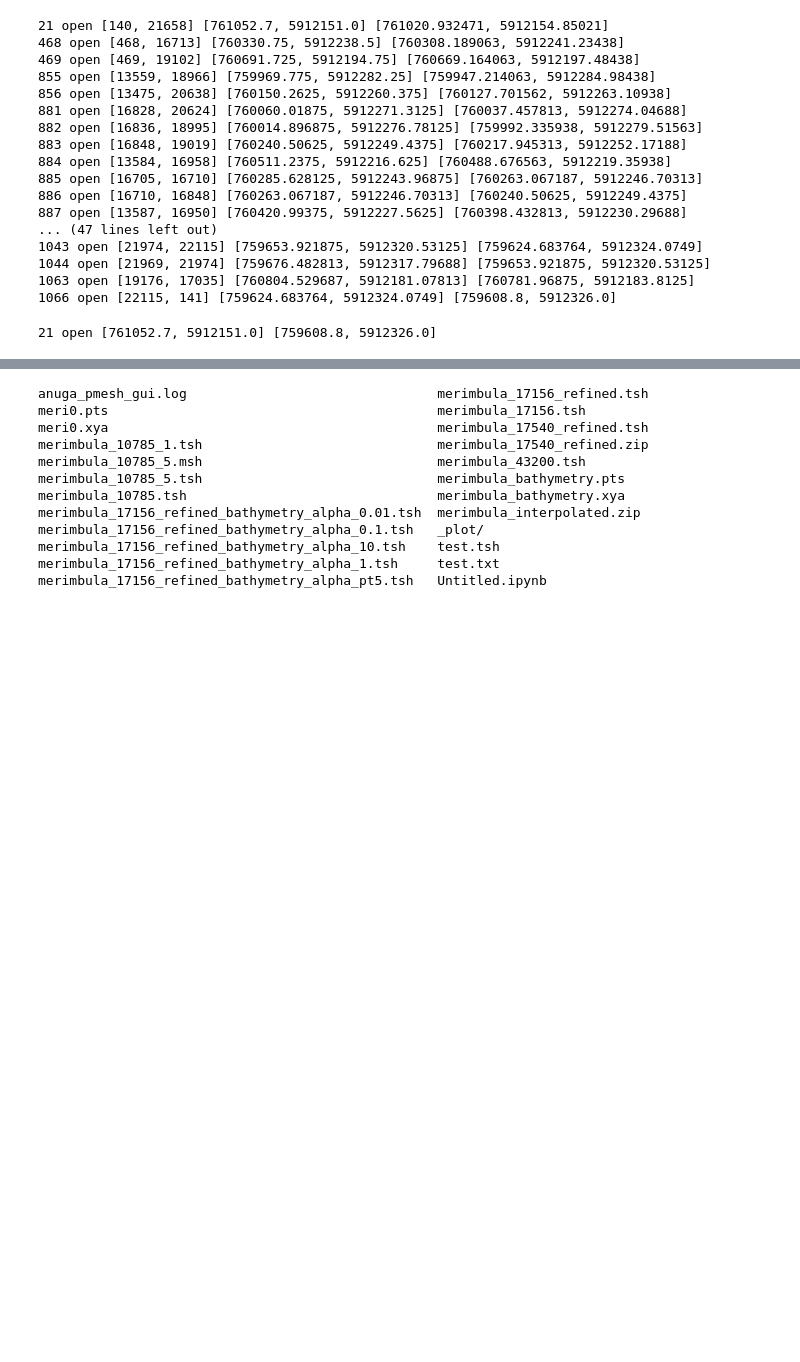
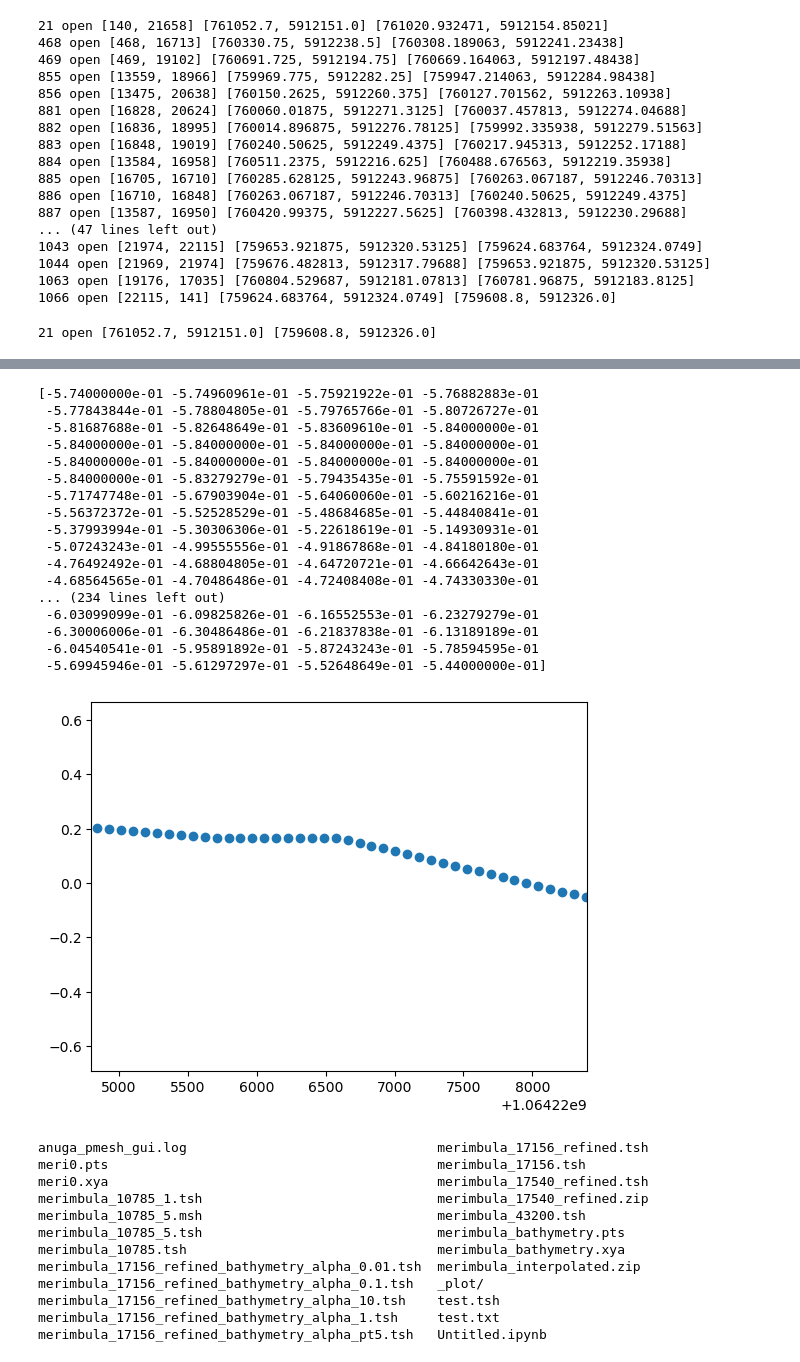
Before and after one commit to stoiver/merimbula, a Jupyter notebook: meshes/nb_interogate_pmesh.ipynb, the cells around one changed output, grey strips where cells are left out. Cells and saved outputs as stored; diff of their text form; code cells hidden in the pictures; blank space fills up the shorter version.

Commit message:
test instability

```diff
--- a/meshes/nb_interogate_pmesh.ipynb
+++ b/meshes/nb_interogate_pmesh.ipynb
@@ -113,5 +133,39 @@ NameError: name 'domain' is not defined
 # %%
-newmesh.export_mesh_file('test.tsh')
+model_date = 'sept_2003'
+model_dir = f'../model_data_{model_date}'
+boundary_filename = anuga.join(model_dir,'boundary.csv')
+import pandas as pd
+from scipy.interpolate import interp1d
+
+tide_df = pd.read_csv(boundary_filename)
+tide_function = interp1d(tide_df['timestamp'], tide_df['Stage'], kind='linear', fill_value=0.0, bounds_error=False)
+
+time = np.linspace(tide_df['timestamp'].iloc[0], tide_df['timestamp'].iloc[0]+86400, 1000)
+stage = tide_function(time)
+#plt.plot(tide_df['timestamp'], tide_df['Stage'], 'o')
+plt.plot(time, stage, 'o')
+plt.xlim(tide_df['timestamp'].iloc[0]+20*3600, tide_df['timestamp'].iloc[0]+21*3600)
+
+#print(stage)
+# %% [output]
+[-5.74000000e-01 -5.74960961e-01 -5.75921922e-01 -5.76882883e-01
+ -5.77843844e-01 -5.78804805e-01 -5.79765766e-01 -5.80726727e-01
+ -5.81687688e-01 -5.82648649e-01 -5.83609610e-01 -5.84000000e-01
+ -5.84000000e-01 -5.84000000e-01 -5.84000000e-01 -5.84000000e-01
+ -5.84000000e-01 -5.84000000e-01 -5.84000000e-01 -5.84000000e-01
+ -5.84000000e-01 -5.83279279e-01 -5.79435435e-01 -5.75591592e-01
+ -5.71747748e-01 -5.67903904e-01 -5.64060060e-01 -5.60216216e-01
+ -5.56372372e-01 -5.52528529e-01 -5.48684685e-01 -5.44840841e-01
+ -5.37993994e-01 -5.30306306e-01 -5.22618619e-01 -5.14930931e-01
+ -5.07243243e-01 -4.99555556e-01 -4.91867868e-01 -4.84180180e-01
+ -4.76492492e-01 -4.68804805e-01 -4.64720721e-01 -4.66642643e-01
+ -4.68564565e-01 -4.70486486e-01 -4.72408408e-01 -4.74330330e-01
+... (234 lines left out)
+ -6.03099099e-01 -6.09825826e-01 -6.16552553e-01 -6.23279279e-01
+ -6.30006006e-01 -6.30486486e-01 -6.21837838e-01 -6.13189189e-01
+ -6.04540541e-01 -5.95891892e-01 -5.87243243e-01 -5.78594595e-01
+ -5.69945946e-01 -5.61297297e-01 -5.52648649e-01 -5.44000000e-01]
+[figure, added]
 # %%
 %ls
 # %% [output]
```
Also changed, not shown: parts of 2 cells of this notebook, 2 other files.
